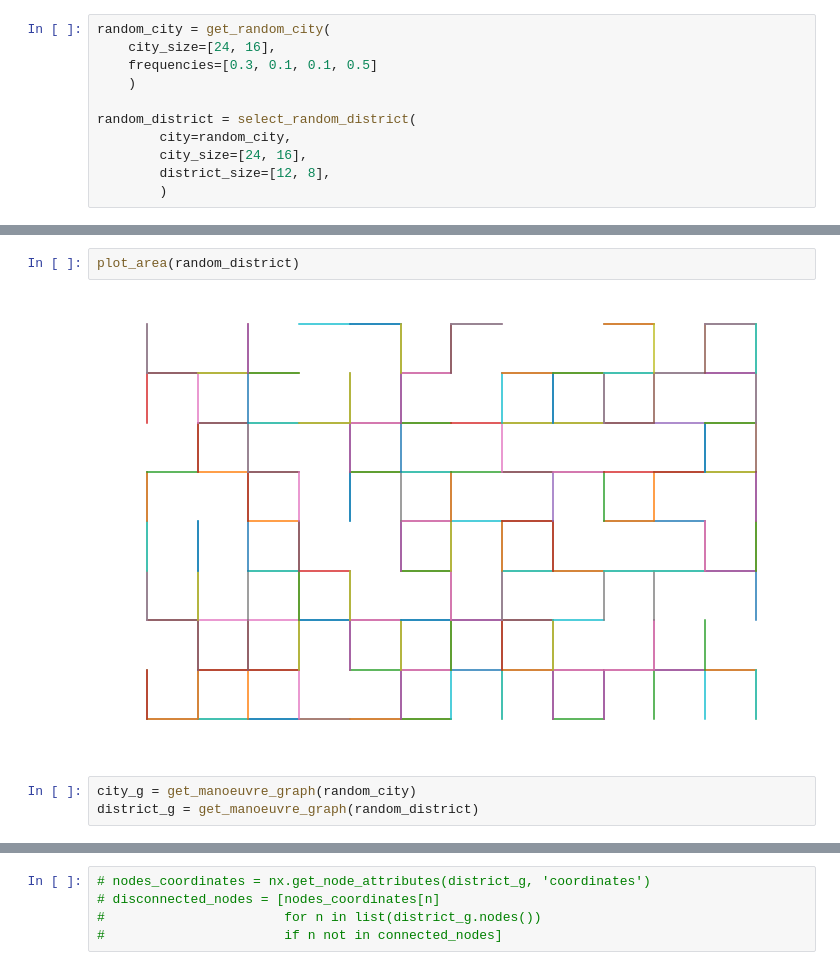
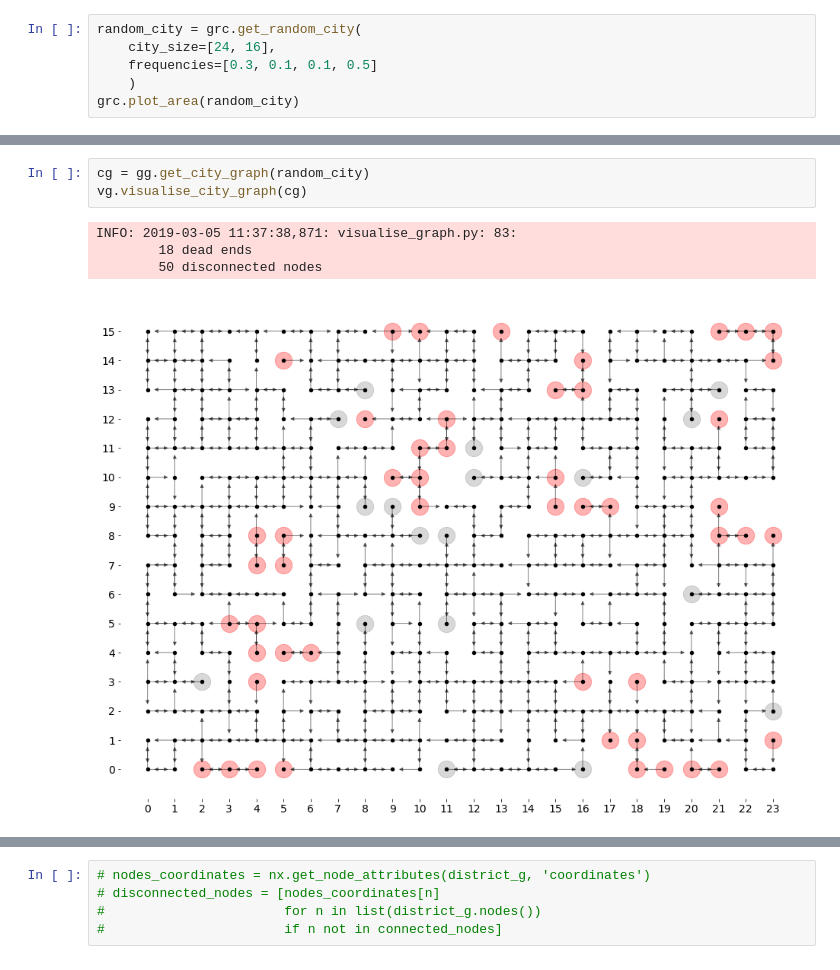
Before and after one commit to nikita-loik/route-inspection, a Jupyter notebook: simulation.ipynb, the cells around one changed output, grey strips where cells are left out. Saved outputs shown, nothing was run; the diff lists cells and outputs as text.

Commit message:
Fixed graph connectivity

```diff
--- a/simulation.ipynb
+++ b/simulation.ipynb
@@ -33,11 +25,6 @@ random.seed(0)
 # %%
-random_city = get_random_city(
+random_city = grc.get_random_city(
     city_size=[24, 16],
     frequencies=[0.3, 0.1, 0.1, 0.5]
     )
-
-random_district = select_random_district(
-        city=random_city,
-        city_size=[24, 16],
-        district_size=[12, 8],
-        )
+grc.plot_area(random_city)
@@ -48,7 +37,8 @@ plot_area(random_city)
-# %%
-plot_area(random_district)
-# %% [output]
-[figure, removed]
-# %%
-city_g = get_manoeuvre_graph(random_city)
-district_g = get_manoeuvre_graph(random_district)
+# %%
+cg = gg.get_city_graph(random_city)
+vg.visualise_city_graph(cg)
+# %% [output]
+INFO: 2019-03-05 11:37:38,871: visualise_graph.py: 83:
+        18 dead ends
+        50 disconnected nodes
+[figure, added]
```
Also changed, not shown: parts of 38 cells of this notebook, 11 other files.
